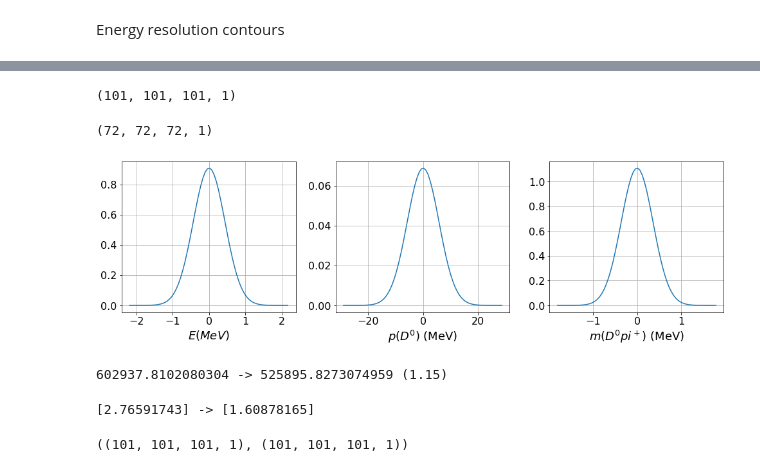
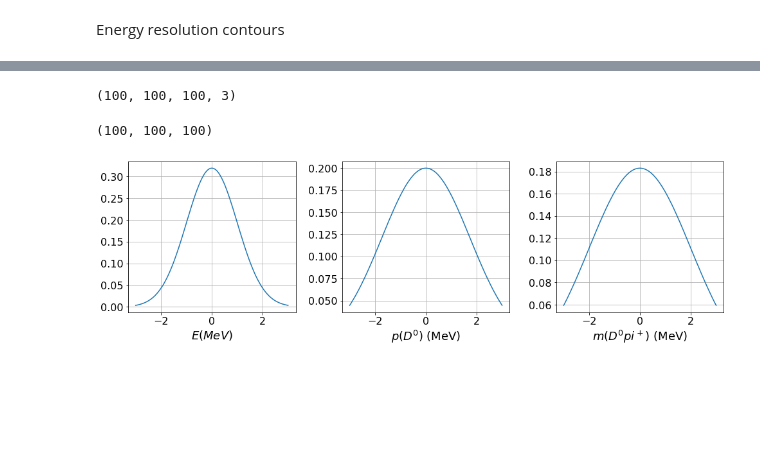
Before and after one commit to VitalyVorobyev/ddst, a Jupyter notebook: ipynb/convolutions.ipynb, the cells around one changed output, grey strips where cells are left out. Cells and saved outputs as stored; diff of their text form; code cells hidden in the pictures; blank space fills up the shorter version.

```diff
--- a/ipynb/convolutions.ipynb
+++ b/ipynb/convolutions.ipynb
@@ -23,4 +20,0 @@ gr = np.random.Generator(np.random.PCG64())
-# %%
-data = np.linspace(0, 1, 100)
-sigmas = gr.normal(1., 0.05, 100)
-sigmas.shape
@@ -142,16 +123,19 @@ x_full_grid.shape
-# %%
-pdfval = pdf.pdf_vars(x_full_grid[:, 0], x_full_grid[:, 1], x_full_grid[:, 2]).reshape(ndots, ndots, ndots, 1)
-pdfval.shape
-# %% [output]
-(101, 101, 101, 1)
-# %%
-reso = reso.reshape(ndots_res, ndots_res, ndots_res, 1)
-reso.shape
-# %% [output]
-(72, 72, 72, 1)
+# %%
+def dumb_pdf(data):
+    return stats.multivariate_normal.pdf(data, mean=[0.,0.,0.], cov=np.diag([1, 3, 4]))
+# %%
+dumb_data = meshgrid([np.linspace(-3, 3, 100) for _ in range(3)]).reshape(100,100,100,3)
+dumb_data.shape
+# %% [output]
+(100, 100, 100, 3)
+# %%
+dumb_f = dumb_pdf(dumb_data)
+dumb_f.shape
+# %% [output]
+(100, 100, 100)
 # %%
 fig, ax = plt.subplots(ncols=3, figsize=(14, 4.5))
-draw_pdf_projections(ax, x_reso, reso)
+draw_pdf_projections(ax, [np.linspace(-3, 3, 100), np.linspace(-3, 3, 100), np.linspace(-3, 3, 100)], dumb_f)
 fig.tight_layout()
 # %% [output]
-[figure, old version]
+[figure, new version]
@@ -160,13 +141,0 @@ pdfconv = signal.fftconvolve(pdfval, reso, 'same') * dr
-# %%
-print(f'{pdfval.sum()} -> {pdfconv.sum()} ({pdfval.sum() / pdfconv.sum():.2f})')
-# %% [output]
-602937.8102080304 -> 525895.8273074959 (1.15)
-# %%
-idx = (ndots + 1) // 2
-print(f'{pdfval[idx, idx, idx]} -> {pdfconv[idx, idx, idx]}')
-# %% [output]
-[2.76591743] -> [1.60878165]
-# %%
-pdfval.shape, pdfconv.shape
-# %% [output]
-((101, 101, 101, 1), (101, 101, 101, 1))
```
Also changed, not shown: parts of 48 cells of this notebook, 2 other files.
